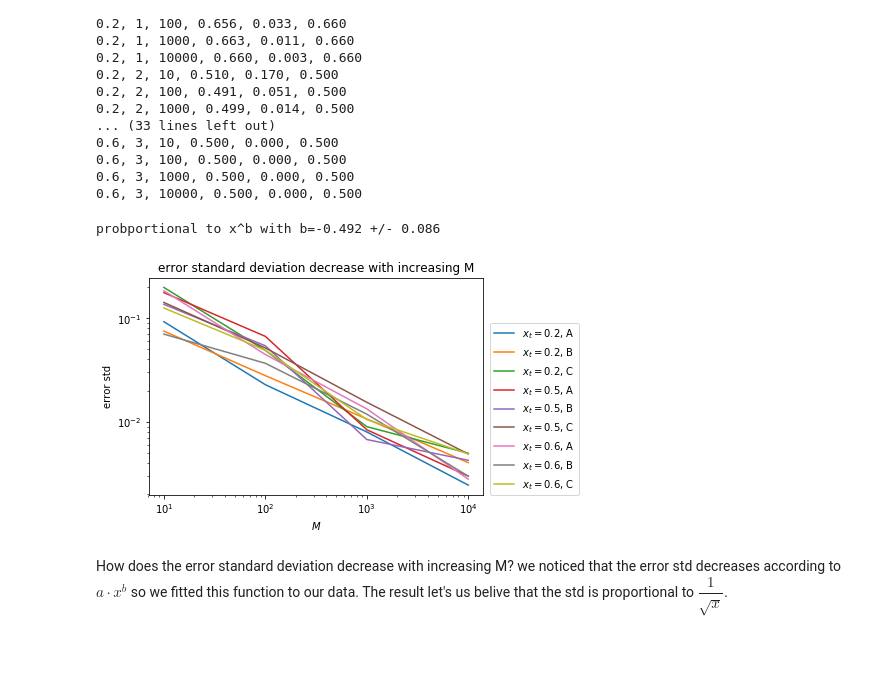
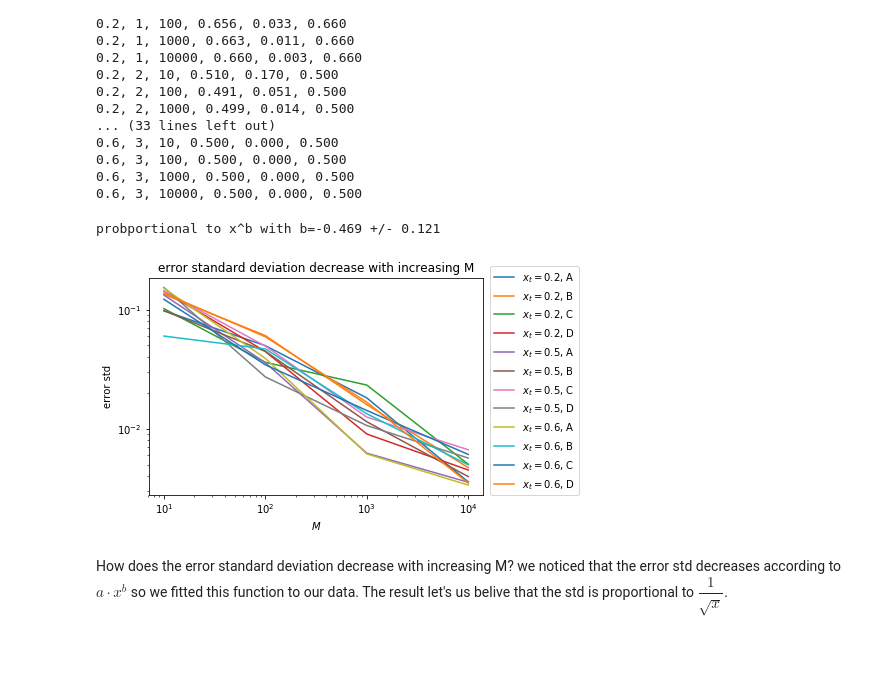
Before and after one commit to ml4cdeca/FundamentalsOfMachineLearning, a Jupyter notebook: blatt1/monte-carlo.ipynb, the cells around one changed output. Drawn from its saved outputs; the diff is of its cells as text; code cells hidden in the pictures; blank space fills up the shorter version.

Commit message:
plot update

```diff
--- a/blatt1/monte-carlo.ipynb
+++ b/blatt1/monte-carlo.ipynb
@@ -226,23 +226,25 @@ def logline(x,a,b):
     return a*x**b
 # %%
 #plot the stds against M
-M,rul,xts = [10,100,1000,10000],[0,1,2],[0.2,0.5,0.6] #define variables
+M,rul,xts = [10,100,1000,10000],[0,1,2,3],[0.2,0.5,0.6] #define variables
 stds = errorStd(rul,M,xts)
 plt.title('error standard deviation decrease with increasing M')
 plt.xlabel('$M$')
 plt.ylabel('error std')
 #plt.yscale('log')
 b=[]
 for s in range(len(stds)):
     popt,pcov=curve_fit(logline,M,stds[s])
     plt.loglog(M,stds[s],label='$x_t=$%.1f, %c'%(xts[int(s/len(rul))],ALPH[rul[s%len(rul)]]))
     b.append(popt[1])
 plt.legend(loc=(1.02,0))
 print('probportional to x^b with b=%.3f +/- %.3f'%(np.mean(b),np.std(b)))
 plt.show()
 # %% [output]
-probportional to x^b with b=-0.492 +/- 0.086
+probportional to x^b with b=-0.469 +/- 0.121
-[figure, old version]
+[figure, new version]
 # %% [markdown]
 How does the error standard deviation decrease with increasing M?
 we noticed that the error std decreases according to $a \cdot x^b$ so we fitted this function to our data. The result let's us belive that the std is proportional to $\dfrac1{\sqrt x}$.
+# %% [markdown]
+###
```
